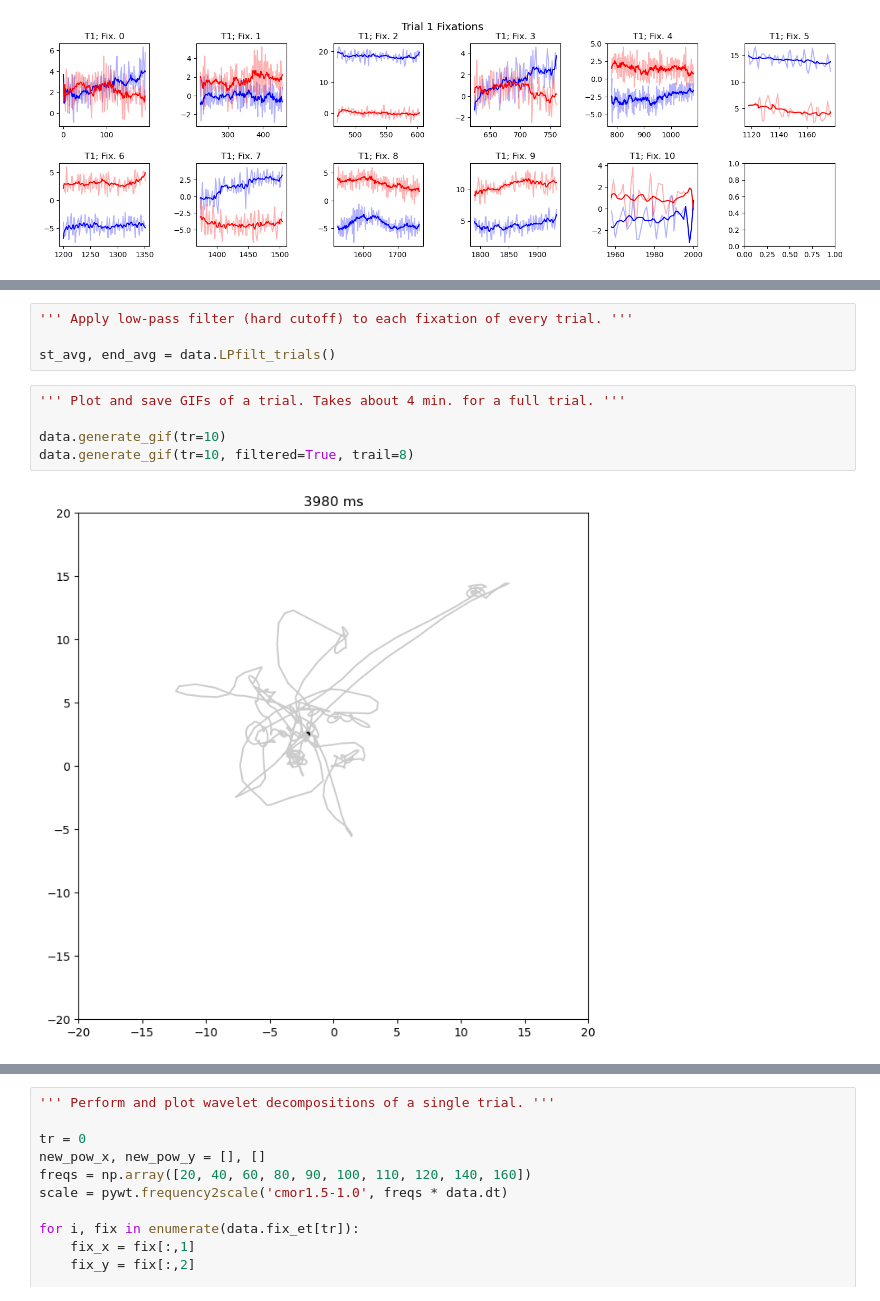
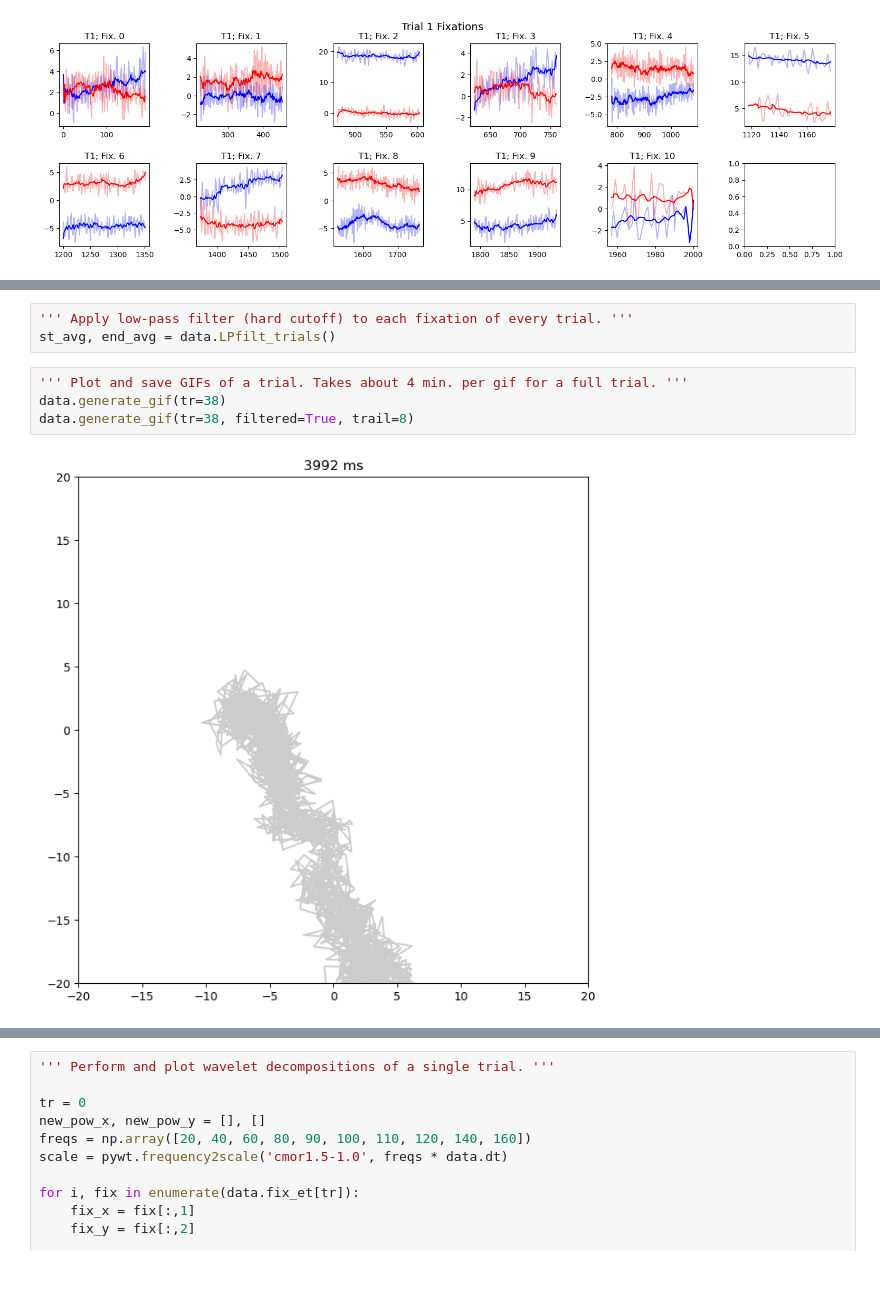
Before and after one commit to ethan-lott/eye-tracking, a Jupyter notebook: ddpi-utils-runner.ipynb, the cells around one changed output, grey strips where cells are left out. Saved outputs shown, nothing was run; the diff lists cells and outputs as text.

```diff
--- a/ddpi-utils-runner.ipynb
+++ b/ddpi-utils-runner.ipynb
@@ -206,11 +179,9 @@ data.fft_fixations(to_plot=2)
 # %%
 ''' Apply low-pass filter (hard cutoff) to each fixation of every trial. '''
-
 st_avg, end_avg = data.LPfilt_trials()
 # %%
-''' Plot and save GIFs of a trial. Takes about 4 min. for a full trial. '''
-
-data.generate_gif(tr=10)
-data.generate_gif(tr=10, filtered=True, trail=8)
+''' Plot and save GIFs of a trial. Takes about 4 min. per gif for a full trial. '''
+data.generate_gif(tr=38)
+data.generate_gif(tr=38, filtered=True, trail=8)
 # %% [output]
-[figure, old version]
+[figure, new version]
```
Also changed, not shown: parts of 20 cells of this notebook, 1 other file.
